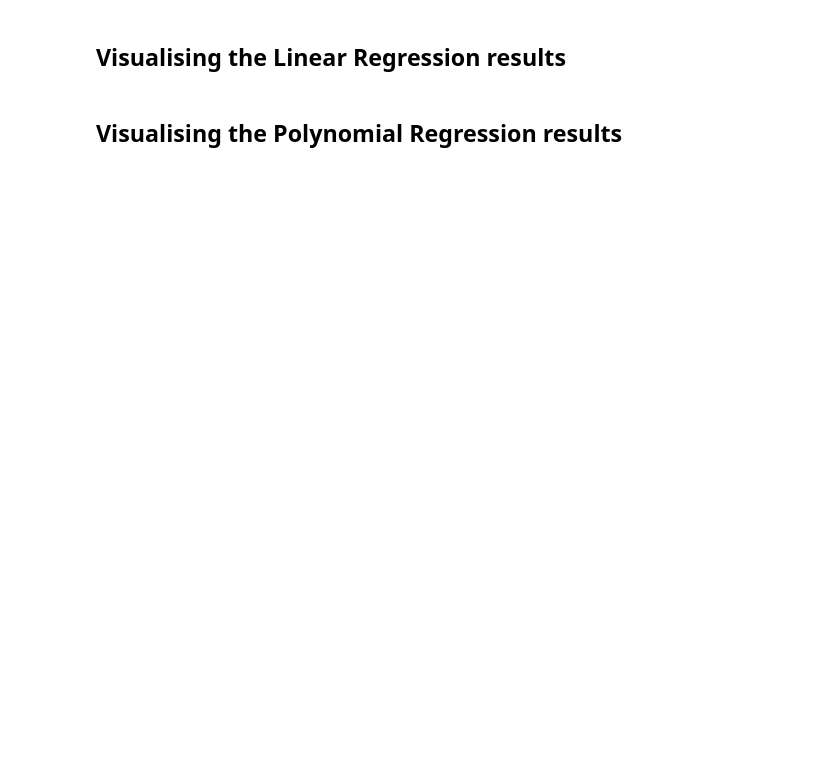
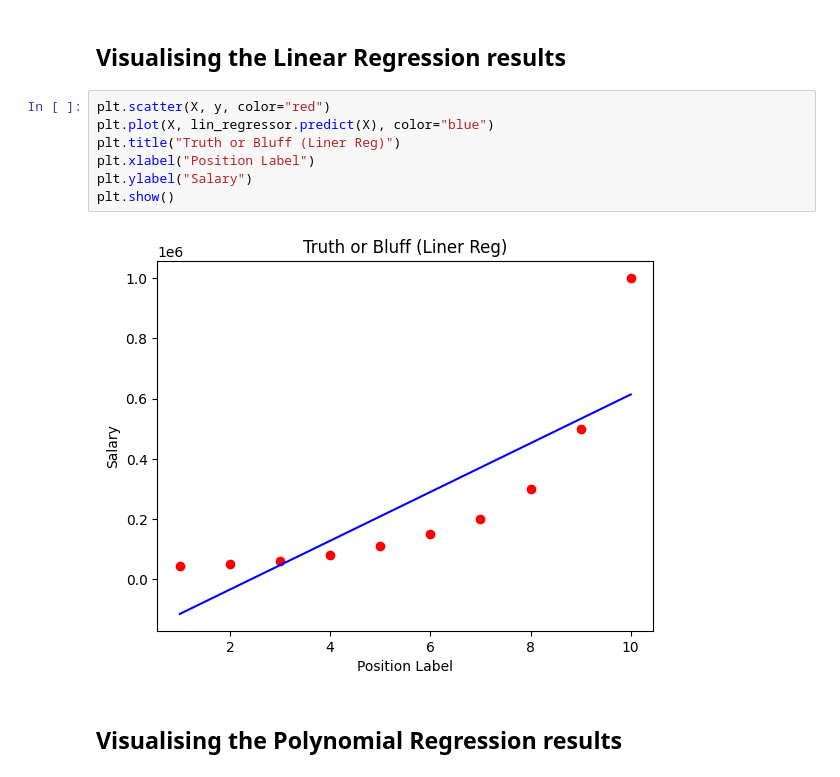
Before and after one commit to divakershukla/machine-learning-a2z, a Jupyter notebook: polynomial_regression.ipynb, the cells around one changed output. Cells and saved outputs as stored; diff of their text form; blank space fills up the shorter version.

```diff
--- a/polynomial_regression.ipynb
+++ b/polynomial_regression.ipynb
@@ -38,4 +40,13 @@ lin_reg_2.fit(X_poly,y)
 # %% [markdown]
 ## Visualising the Linear Regression results
+# %%
+plt.scatter(X, y, color="red")
+plt.plot(X, lin_regressor.predict(X), color="blue")
+plt.title("Truth or Bluff (Liner Reg)")
+plt.xlabel("Position Label")
+plt.ylabel("Salary")
+plt.show()
+# %% [output]
+[figure, added]
 # %% [markdown]
 ## Visualising the Polynomial Regression results
```
Also changed, not shown: parts of 2 cells of this notebook.
